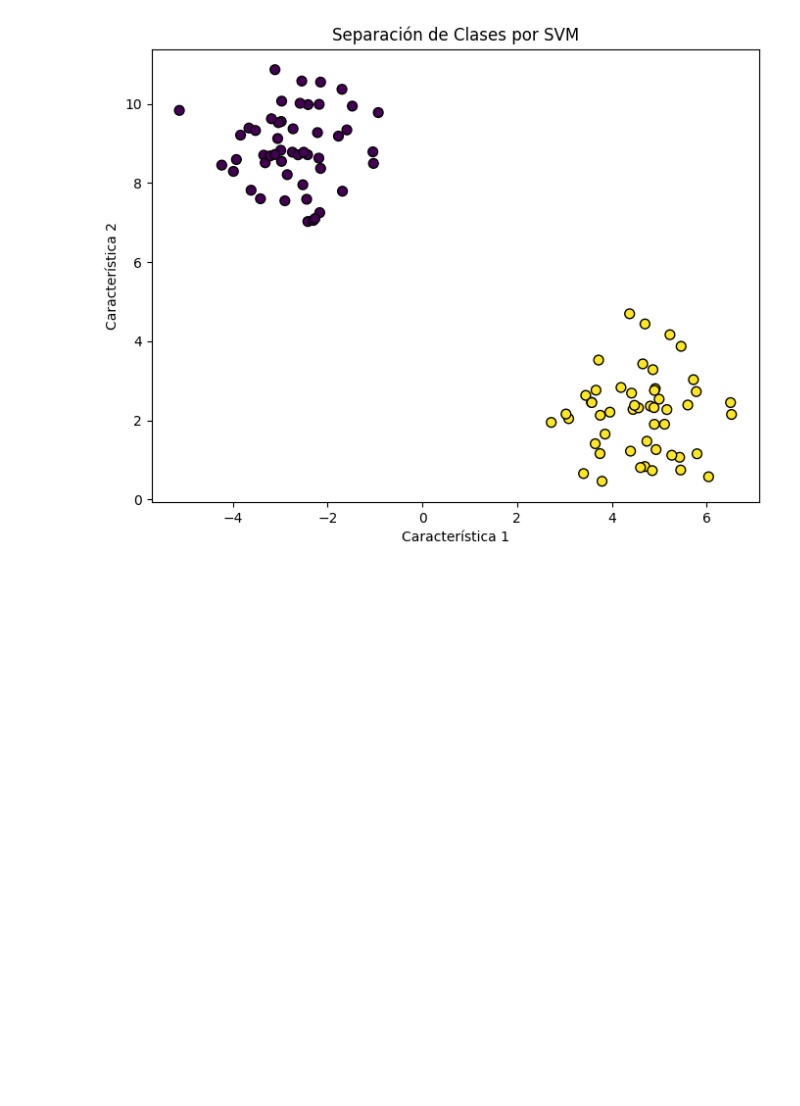
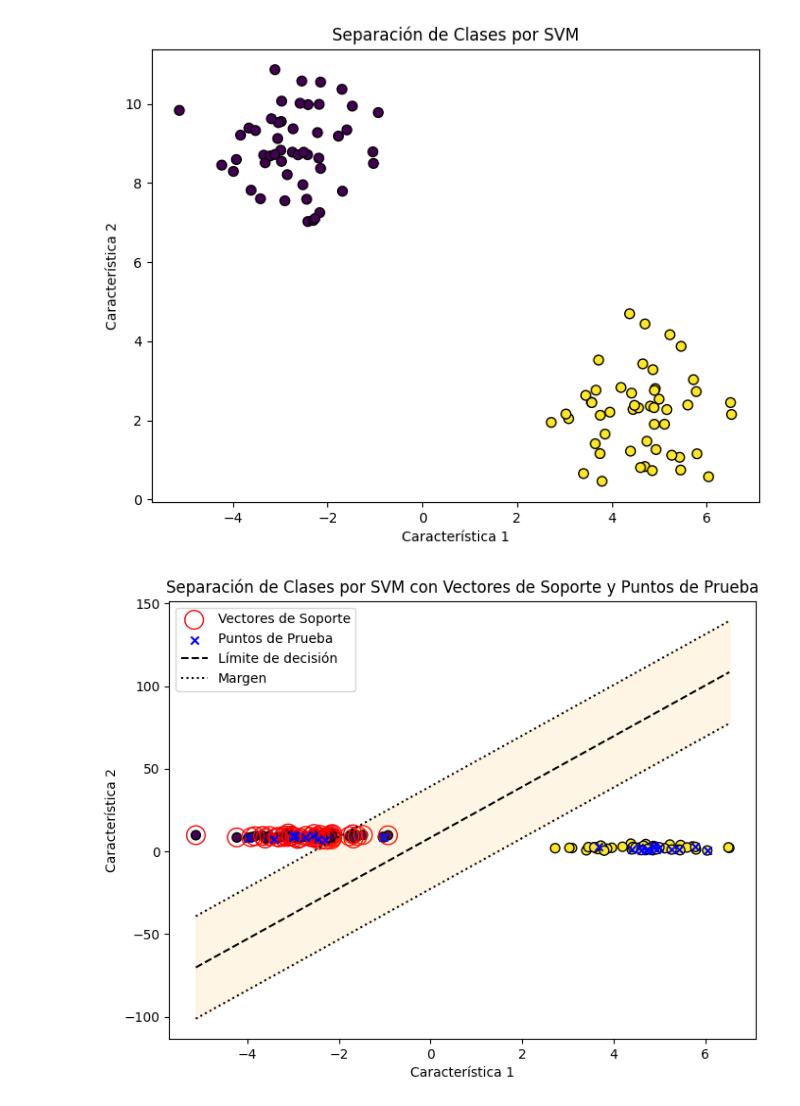
Before and after one commit to FernyCat/Practica3.4_MD, a Jupyter notebook: Practica3_4.ipynb, the cells around one changed output. Cells and saved outputs as stored; diff of their text form; code cells hidden in the pictures; blank space fills up the shorter version.

Commit message:
Gráfica SVM, margenes y límite de decisión

```diff
--- a/Practica3_4.ipynb
+++ b/Practica3_4.ipynb
@@ -70,3 +70,40 @@ plt.ylabel('Característica 2')
 plt.show()
 # %% [output]
 [figure]
+# %%
+# Obtener los índices de los vectores de soporte
+support_vectors_idx = np.where(y_train * (np.dot(X_train, model.w) - model.b) <= 1)[0]
+
+# Calcular el límite de decisión y el margen de separación
+slope = -model.w[0] / model.w[1]
+intercept = -model.b / model.w[1]
+x_decision_boundary = np.linspace(np.min(X[:, 0]), np.max(X[:, 0]), 100)
+y_decision_boundary = slope * x_decision_boundary + intercept
+
+margin = 1 / np.sqrt(np.sum(model.w ** 2))
+y_margin_up = y_decision_boundary + slope * margin
+y_margin_down = y_decision_boundary - slope * margin
+
+# Visualizar los datos y la separación de clases aprendida por el SVM
+plt.figure(figsize=(8, 6))
+plt.scatter(X[:, 0], X[:, 1], c=y, cmap='viridis', s=50, edgecolors='k')
+
+# Graficar los vectores de soporte
+plt.scatter(X_train[support_vectors_idx, 0], X_train[support_vectors_idx, 1], s=200, facecolors='none', edgecolors='r', label='Vectores de Soporte')
+
+# Graficar los puntos de prueba
+plt.scatter(X_test[:, 0], X_test[:, 1], marker='x', c='blue', label='Puntos de Prueba')
+
+# Graficar el límite de decisión y el margen de separación
+plt.plot(x_decision_boundary, y_decision_boundary, 'k--', label='Límite de decisión')
+plt.plot(x_decision_boundary, y_margin_up, 'k:', label='Margen')
+plt.plot(x_decision_boundary, y_margin_down, 'k:')
+plt.fill_between(x_decision_boundary, y_margin_up, y_margin_down, alpha=0.1, color='orange')
+
+plt.title('Separación de Clases por SVM con Vectores de Soporte y Puntos de Prueba')
+plt.xlabel('Característica 1')
+plt.ylabel('Característica 2')
+plt.legend()
+plt.show()
+# %% [output]
+[figure, added]
```
